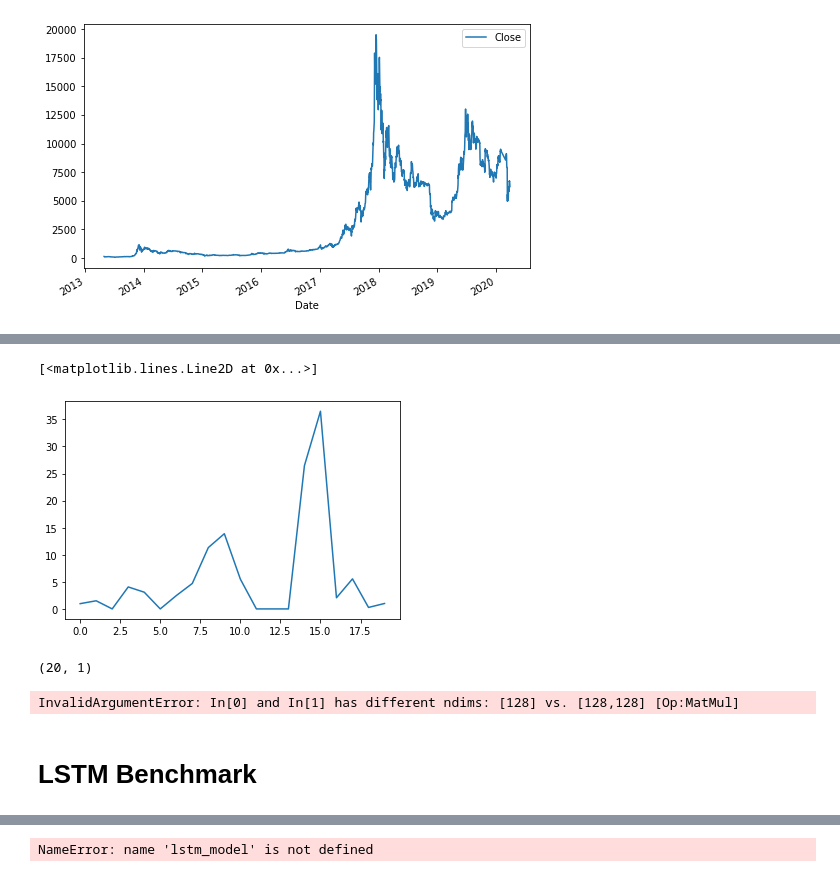
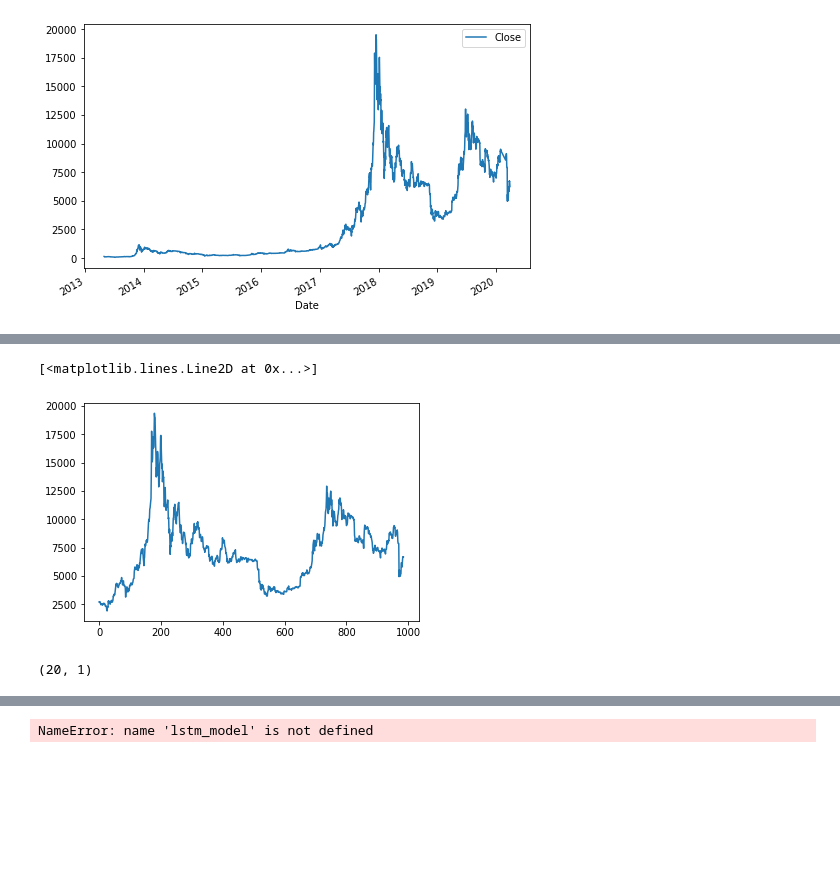
Before and after one commit to jlee118/VAECJ, a Jupyter notebook: VRNNGAN_Bitcoin.ipynb, the cells around one changed output, grey strips where cells are left out. Drawn from its saved outputs; the diff is of its cells as text; code cells hidden in the pictures; blank space fills up the shorter version.

```diff
--- a/VRNNGAN_Bitcoin.ipynb
+++ b/VRNNGAN_Bitcoin.ipynb
@@ -32,5 +28,5 @@ vrnngan = reload(vrnngan)
 # %%
-from vrnngan import VRNNGRUGAN
+from vrnngan2 import VRNNGRUGAN
 from tensorflow import keras
 import tensorflow as tf
 
@@ -38,9 +34,10 @@ tf.keras.backend.clear_session()
 
 timesteps = X_train.shape[1]
 feature_space = X_train.shape[2]
-latent_dim = 64
-model = VRNNGRUGAN(feature_space, latent_dim, timesteps)
-model.compile(keras.optimizers.Adam(lr=0.0001), keras.optimizers.Adam(lr=0.000001))
+latent_dim = 16
+z_dim = 16
+model = VRNNGRUGAN(feature_space, z_dim, latent_dim, timesteps, 0.4)
+model.compile(keras.optimizers.Adam(lr=0.0001), keras.optimizers.Adam(lr=0.03))
 model.fit(X_train, X_train, batch_size= 16, epochs=100)
 # %% [output]
 Epoch 1/100
@@ -65,9 +60,0 @@ model.save_weights('')
-# %%
-from vrnngan import VRNNGRUGAN
-from tensorflow import keras
-import os
-timesteps = X_train.shape[1]
-feature_space = X_train.shape[2]
-latent_dim = 128
-model =  VRNNGRUGAN(feature_space, latent_dim, timesteps)
-model.load_weights('vrnngan_bitcoin_weird/vrnngan_bitcoin_weird')
@@ -75,0 +61,3 @@ model.load_weights('vrnngan_bitcoin_weird/vrnngan_bitcoin_weird')
+# %%
+model.compile(keras.optimizers.Adam(lr=0.0001), keras.optimizers.Adam(lr=0.03))
+model.fit(X_train, X_train, batch_size= 16, epochs=50)
@@ -75,0 +89,10 @@ model.load_weights('vrnngan_bitcoin_weird/vrnngan_bitcoin_weird')
+# %%
+from vrnngan2 import VRNNGRUGAN
+from tensorflow import keras
+import os
+timesteps = X_train.shape[1]
+feature_space = X_train.shape[2]
+latent_dim = 16
+z_dim = 16
+model = VRNNGRUGAN(feature_space, z_dim, latent_dim, timesteps, 0.4)
+model.load_weights('vrnnganv2_bitcoin_maybe_complete/vrnnganv2_bitcoin_maybe_complete')
@@ -173,18 +213,12 @@ kl_values
   29737.078125,
   29910.7890625]]
 # %%
-samples = model.generate(X_test[0])
+samples = model.generate(X_test)
 plt.plot(samples[0][:,-1,:])
 # %% [output]
 [<matplotlib.lines.Line2D at 0x...>]
-[figure, old version]
+[figure, new version]
 # %%
 X_test[0].shape
 # %% [output]
 (20, 1)
-# %%
-model.rec_gen(X_test[0], 50)
-# %% [output]
-InvalidArgumentError: In[0] and In[1] has different ndims: [128] vs. [128,128] [Op:MatMul]
-# %% [markdown]
-# LSTM Benchmark
```
Also changed, not shown: parts of 33 cells of this notebook, 2 other files.
